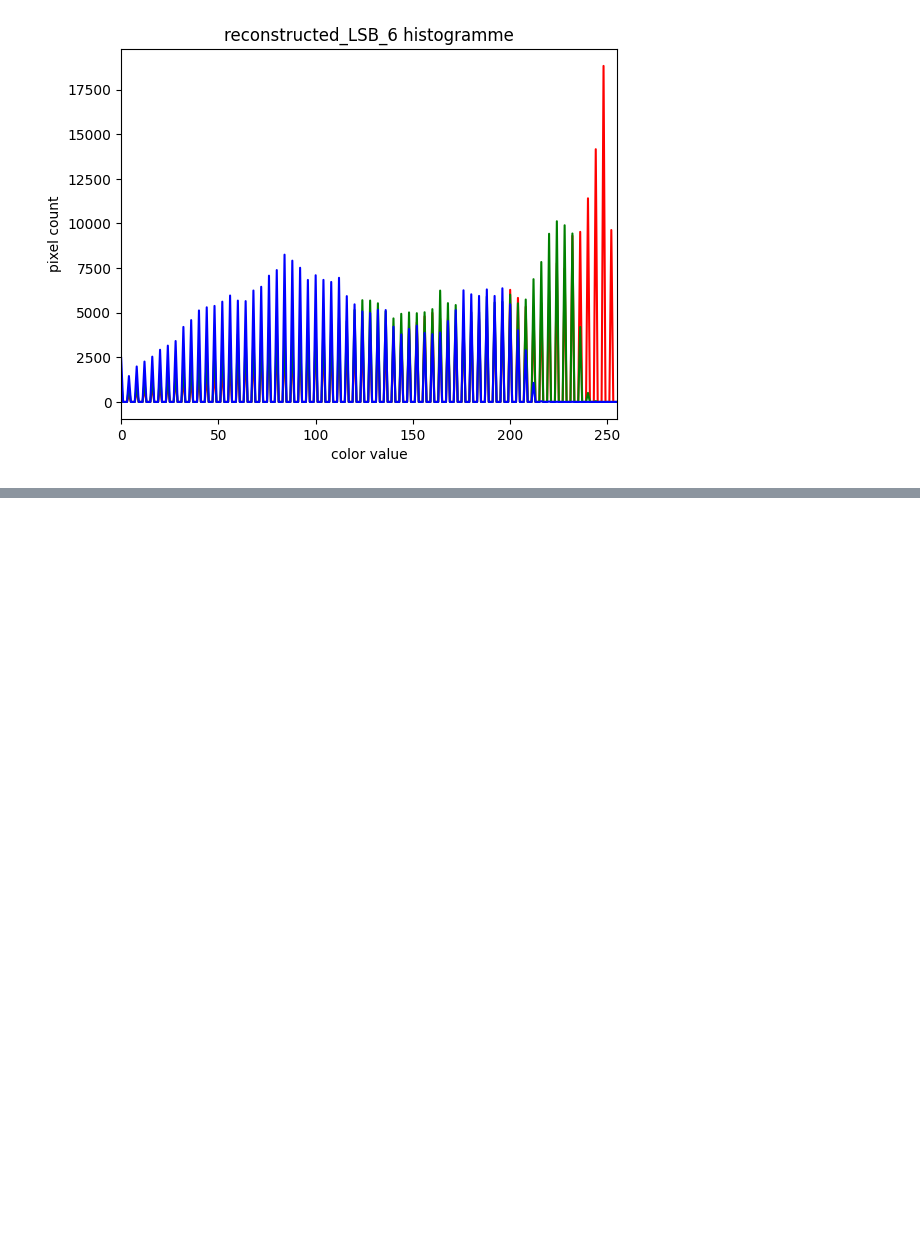
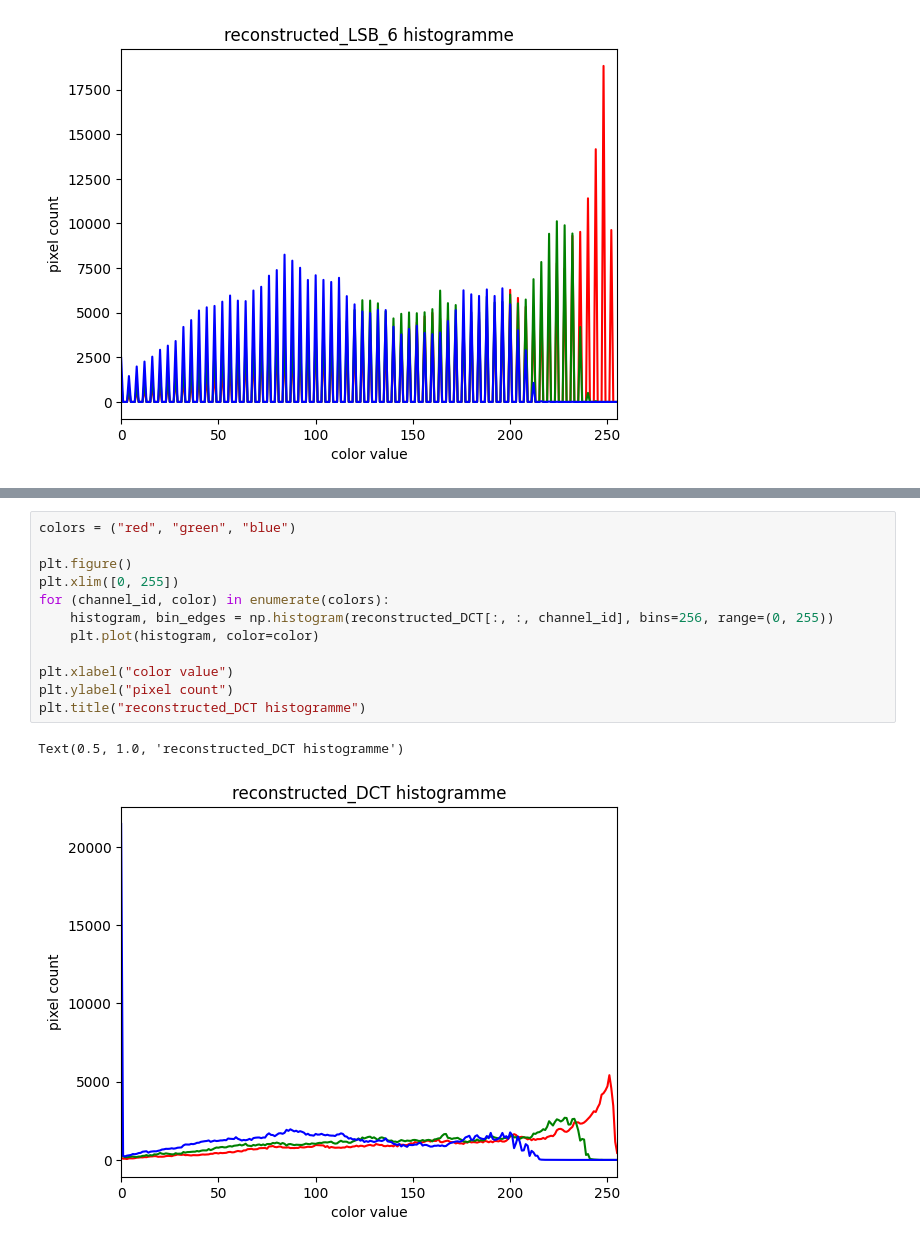
Before and after one commit to maximepasquier/Image_Steganography, a Jupyter notebook: src/analyses.ipynb, the cells around one changed output, grey strips where cells are left out. Cells and saved outputs as stored; diff of their text form; blank space fills up the shorter version.

```diff
--- a/src/analyses.ipynb
+++ b/src/analyses.ipynb
@@ -217,0 +306,15 @@ Text(0.5, 1.0, 'reconstructed_LSB_6 histogramme')
+# %%
+colors = ("red", "green", "blue")
+
+plt.figure()
+plt.xlim([0, 255])
+for (channel_id, color) in enumerate(colors):
+    histogram, bin_edges = np.histogram(reconstructed_DCT[:, :, channel_id], bins=256, range=(0, 255))
+    plt.plot(histogram, color=color)
+
+plt.xlabel("color value")
+plt.ylabel("pixel count")
+plt.title("reconstructed_DCT histogramme")
+# %% [output]
+Text(0.5, 1.0, 'reconstructed_DCT histogramme')
+[figure, added]
```
Also changed, not shown: parts of 10 cells of this notebook, 9 other files.
